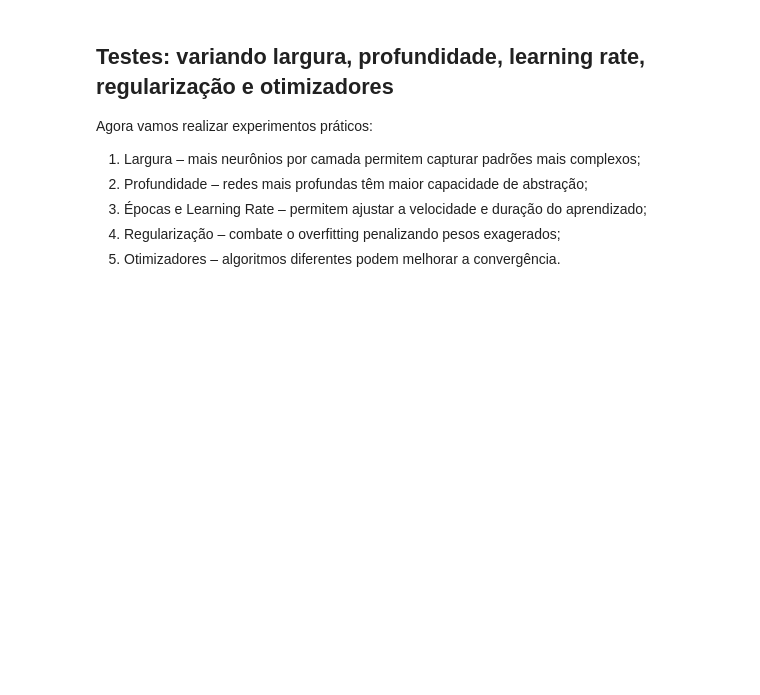
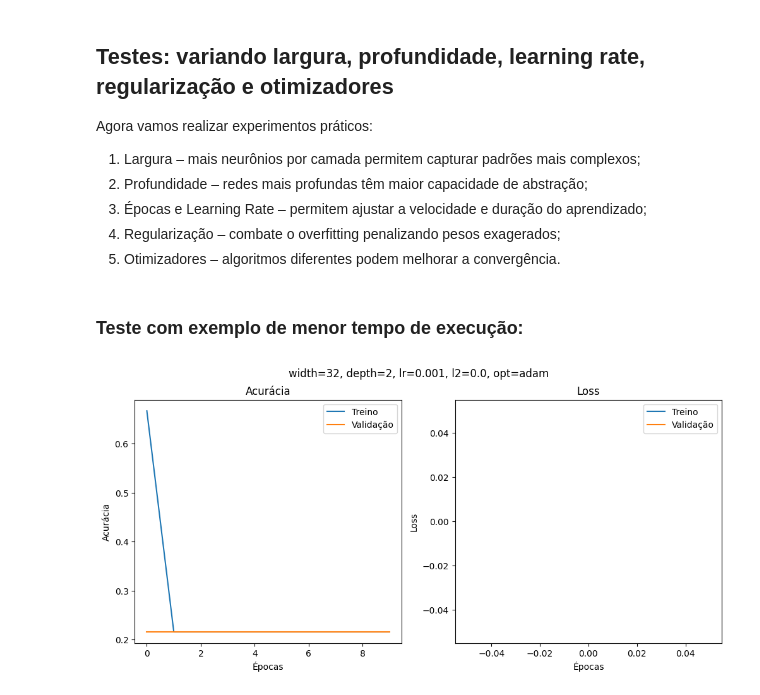
Before and after one commit to marcio-guimaraes/Trainee-CIS-UnB, a Jupyter notebook: Periodo 3/Redes_Neurais.ipynb, the cells around one changed output. Drawn from its saved outputs; the diff is of its cells as text; code cells hidden in the pictures; blank space fills up the shorter version.

```diff
--- a/Periodo 3/Redes_Neurais.ipynb
+++ b/Periodo 3/Redes_Neurais.ipynb
@@ -126,3 +138,9 @@ Agora vamos realizar experimentos práticos:
 3. Épocas e Learning Rate – permitem ajustar a velocidade e duração do aprendizado;
 4. Regularização – combate o overfitting penalizando pesos exagerados;
 5. Otimizadores – algoritmos diferentes podem melhorar a convergência.
+# %% [markdown]
+### Teste com exemplo de menor tempo de execução:
+# %%
+train_and_plot(width=32, depth=2, epochs=10, lr=0.001)
+# %% [output]
+[figure, added]
```
Also changed, not shown: parts of 9 cells of this notebook, 1 other file.
